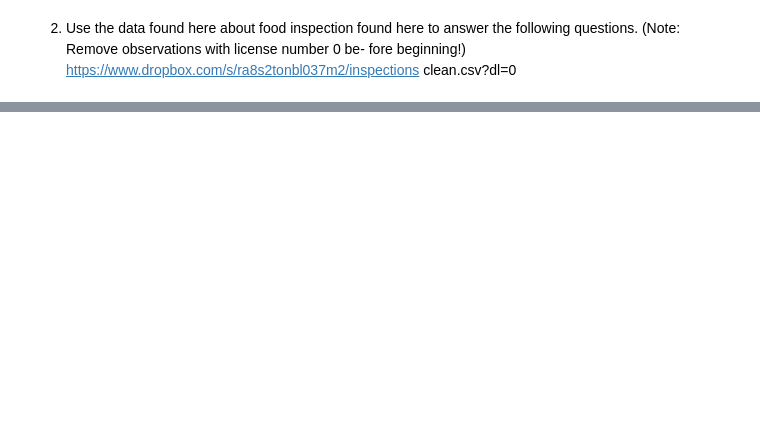
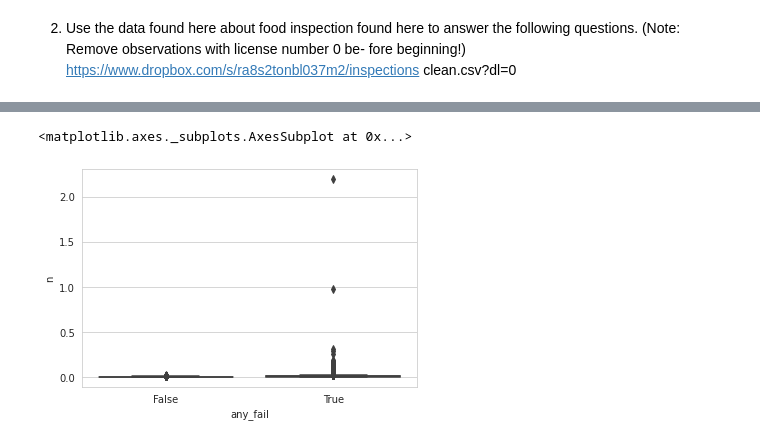
Before and after one commit to jamesqiu2021/DSCI-401-QW, a Jupyter notebook: test1_WQ.ipynb, the cells around one changed output, grey strips where cells are left out. Cells and saved outputs as stored; diff of their text form; code cells hidden in the pictures; blank space fills up the shorter version.

```diff
--- a/test1_WQ.ipynb
+++ b/test1_WQ.ipynb
@@ -146,0 +373,8 @@ FileNotFoundError: ignored
+# %%
+#find the inspection number from the establishment that ever failed or not
+test_2e = inspection
+test_2e["fail"]=np.where((test_2e.results=="Fail"),1,0)
+test_2e.head(5)
+test_2e1=test_2e.groupby("dba_name",as_index=False).agg(sum_fail = pd.NamedAgg(column ='fail', aggfunc='sum'),inspection_number=pd.NamedAgg(column ='inspection_id', aggfunc='count'))
+test_2e1["any_fail"]=np.where((test_2e1.sum_fail>0),True,False)
+test_2e1.sort_values(by="inspection_number",ascending=False).head(5)
@@ -146,0 +388,4 @@ FileNotFoundError: ignored
+# %%
+# calculate the percentage of inspections among all
+test_2e1['n']=test_2e1.inspection_number/sum(test_2e1.inspection_number)*100
+test_2e1.head(5)
@@ -146,0 +403,5 @@ FileNotFoundError: ignored
+# %%
+sns.boxplot(x = 'any_fail', y = 'n', data = test_2e1)
+# %% [output]
+<matplotlib.axes._subplots.AxesSubplot at 0x...>
+[figure, added]
```
Also changed, not shown: parts of 25 cells of this notebook.
